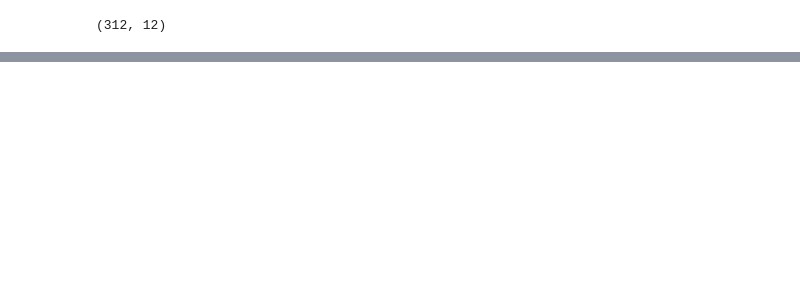
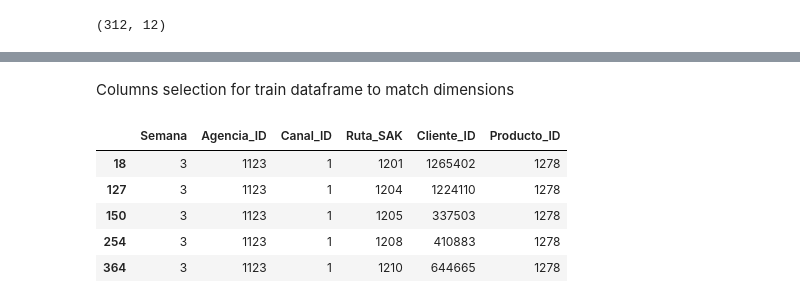
Before and after one commit to hatchdavid1/datamex0120, a Jupyter notebook: final-project/ABT.ipynb, the cells around one changed output, grey strips where cells are left out. Saved outputs shown, nothing was run; the diff lists cells and outputs as text; code cells hidden in the pictures; blank space fills up the shorter version.

```diff
--- a/final-project/ABT.ipynb
+++ b/final-project/ABT.ipynb
@@ -250,0 +296,12 @@ train.shape
+# %% [markdown]
+Columns selection for train dataframe to match dimensions
+# %%
+train_1 = train[test.columns]
+train_1.head()
+# %% [output]
+|  | Semana | Agencia_ID | Canal_ID | Ruta_SAK | Cliente_ID | Producto_ID |
+| 18 | 3 | 1123 | 1 | 1201 | 1265402 | 1278 |
+| 127 | 3 | 1123 | 1 | 1204 | 1224110 | 1278 |
+| 150 | 3 | 1123 | 1 | 1205 | 337503 | 1278 |
+| 254 | 3 | 1123 | 1 | 1208 | 410883 | 1278 |
+| 364 | 3 | 1123 | 1 | 1210 | 644665 | 1278 |
```
Also changed, not shown: parts of 10 cells of this notebook.
